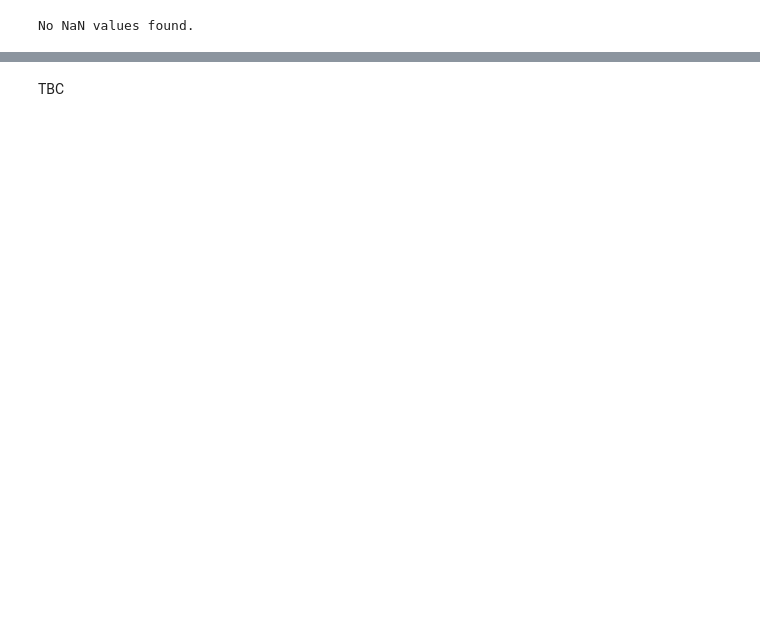
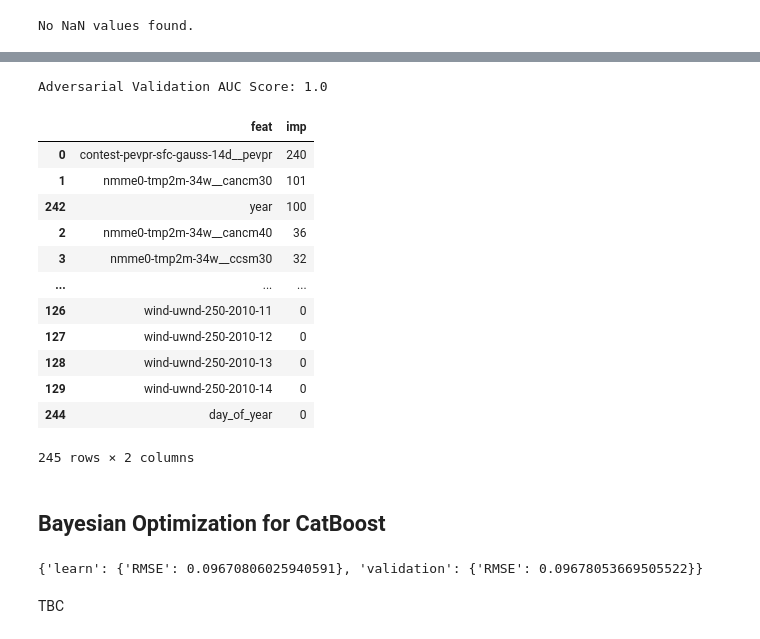
Before and after one commit to 3quetra/portfolio, a Jupyter notebook: ml/deep_learning/time_series/wids_datathon_2023/catboost.ipynb, the cells around one changed output, grey strips where cells are left out. Saved outputs shown, nothing was run; the diff lists cells and outputs as text; code cells hidden in the pictures; blank space fills up the shorter version.

Commit message:
Add Gradient Boosting Models

```diff
--- a/ml/deep_learning/time_series/wids_datathon_2023/catboost.ipynb
+++ b/ml/deep_learning/time_series/wids_datathon_2023/catboost.ipynb
@@ -124,0 +260,48 @@ def rmse(actual, predicted):
+# %%
+
+def run_adversial_validation(train_X_ml, test_X_ml):
+
+    lgb_params = {'n_estimators':100,
+                'boosting_type': 'gbdt',
+                'objective': 'binary',
+                'metric': 'auc',
+                'verbose': -1,
+                'force_col_wise' : 'True'
+                }
+
+    # combine train & test features, create label to identify test vs train
+    ad_y = np.array([1]*train_X_ml.shape[0] + [0]*test_X_ml.shape[0])
+    ad_X = pd.concat([train_X_ml, test_X_ml])
+
+    # evaluate model performance using cross-validation
+    lgb_data = lgb.Dataset(ad_X, ad_y)
+    cv_lgb = lgb.cv(lgb_params, lgb_data)
+
+    print("Adversarial Validation AUC Score: {}".format(cv_lgb['auc-mean'][-1]))
+
+    # train model & get feature importance
+    ad_val_mod = lgb.train(lgb_params, lgb_data)
+
+    df = pd.DataFrame(
+        {'feat':ad_X.columns,
+         'imp':ad_val_mod.feature_importance('split')}).sort_values('imp', ascending = False)
+
+    return ad_val_mod, df
+
+ad_val_mod, imp_df = run_adversial_validation(X_train, X_test)
+imp_df
+# %% [output]
+Adversarial Validation AUC Score: 1.0
+|  | feat | imp |
+| 0 | contest-pevpr-sfc-gauss-14d__pevpr | 240 |
+| 1 | nmme0-tmp2m-34w__cancm30 | 101 |
+| 242 | year | 100 |
+| 2 | nmme0-tmp2m-34w__cancm40 | 36 |
+| 3 | nmme0-tmp2m-34w__ccsm30 | 32 |
+| ... | ... | ... |
+| 126 | wind-uwnd-250-2010-11 | 0 |
+| 127 | wind-uwnd-250-2010-12 | 0 |
+| 128 | wind-uwnd-250-2010-13 | 0 |
+| 129 | wind-uwnd-250-2010-14 | 0 |
+| 244 | day_of_year | 0 |
+245 rows × 2 columns
@@ -124,0 +311,2 @@ def rmse(actual, predicted):
+# %% [markdown]
+## Bayesian Optimization for CatBoost
@@ -125,2 +398,13 @@ def rmse(actual, predicted):
+# %%
+## catBoost Pool object
+train_pool = Pool(data=X1,label = Y1)
+
+X_train, X_test2, y_train, y_test = train_test_split(X1, Y1, test_size=0.33, random_state=42)
+
+bst = CatBoostRegressor(**opt_params)
+bst.fit(train_pool, eval_set=(X_test2, y_test), plot=False,silent=True)
+print(bst.get_best_score())
+# %% [output]
+{'learn': {'RMSE': 0.09670806025940591}, 'validation': {'RMSE': 0.09678053669505522}}
 # %% [markdown]
 TBC
```
Also changed, not shown: parts of 26 cells of this notebook, 2 other files.
